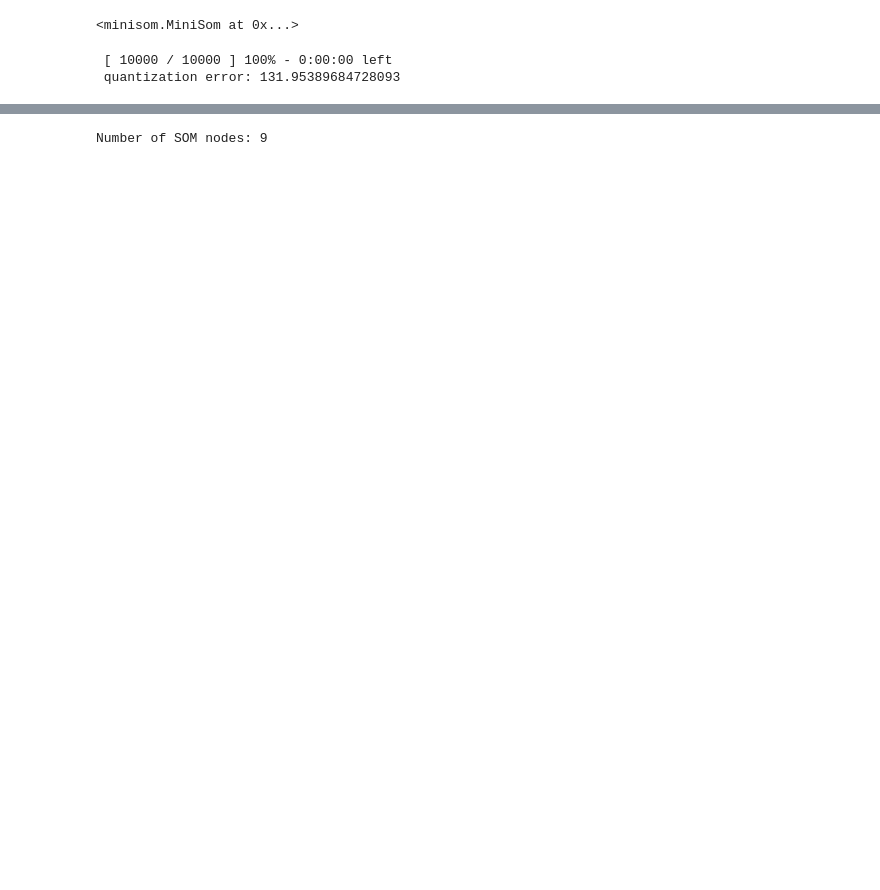
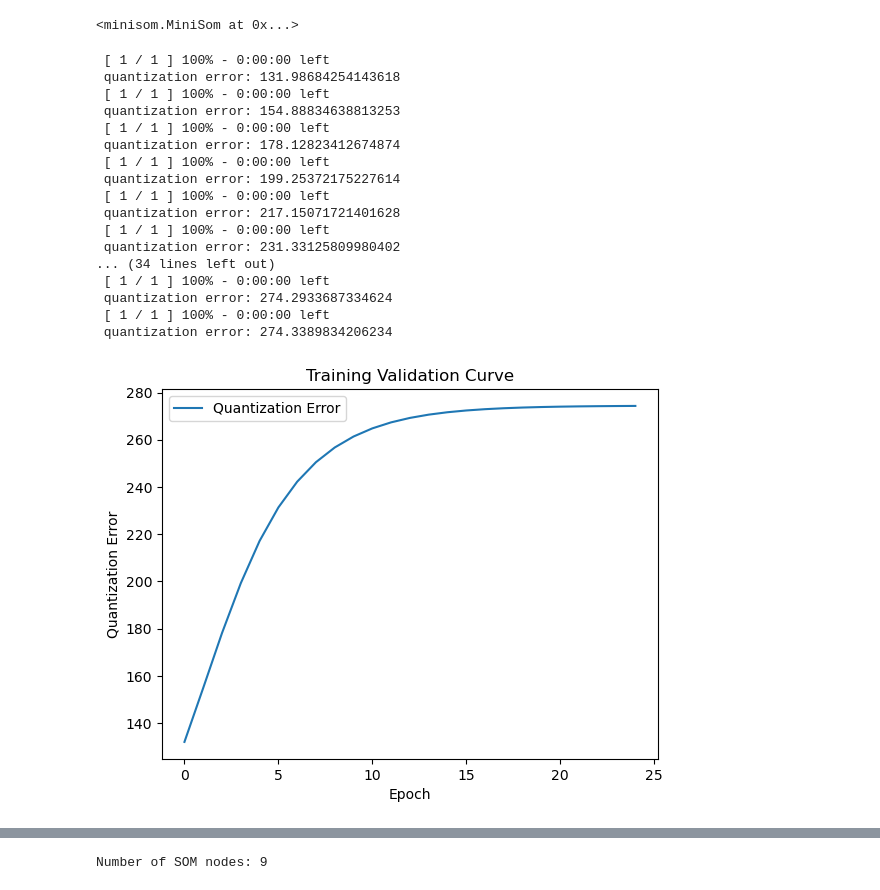
Before and after one commit to tague-carlyon/SOMproject, a Jupyter notebook: cnn.ipynb, the cells around one changed output, grey strips where cells are left out. Saved outputs shown, nothing was run; the diff lists cells and outputs as text; code cells hidden in the pictures; blank space fills up the shorter version.

```diff
--- a/cnn.ipynb
+++ b/cnn.ipynb
@@ -94,32 +113,48 @@ som
 <minisom.MiniSom at 0x...>
 # %%
 # some training hyperparameters
-epochs = 10000
+epochs = 25
 random_order = True
 verbose = True
 
 # let's initialize the weights
 som.random_weights_init(reshaped_patches)
 # now train!
 errors = []
 for epoch in range(epochs):
     som.train(reshaped_patches, 1, random_order, verbose)
     quantization_error = som.quantization_error(reshaped_patches)
     errors.append(quantization_error)
 
 # Plot the training validation curve
 plt.figure()
 plt.plot(range(epochs), errors, label="Quantization Error")
 plt.xlabel("Epoch")
 plt.ylabel("Quantization Error")
 plt.title("Training Validation Curve")
 plt.legend()
 plt.show()
 
 # saving the som in the file som.p
 with open('som.p', 'wb') as outfile:
     pickle.dump(som, outfile)
 # %% [output]
- [ 10000 / 10000 ] 100% - 0:00:00 left
- quantization error: 131.95389684728093
+ [ 1 / 1 ] 100% - 0:00:00 left
+ quantization error: 131.98684254143618
+ [ 1 / 1 ] 100% - 0:00:00 left
+ quantization error: 154.88834638813253
+ [ 1 / 1 ] 100% - 0:00:00 left
+ quantization error: 178.12823412674874
+ [ 1 / 1 ] 100% - 0:00:00 left
+ quantization error: 199.25372175227614
+ [ 1 / 1 ] 100% - 0:00:00 left
+ quantization error: 217.15071721401628
+ [ 1 / 1 ] 100% - 0:00:00 left
+ quantization error: 231.33125809980402
+... (34 lines left out)
+ [ 1 / 1 ] 100% - 0:00:00 left
+ quantization error: 274.2933687334624
+ [ 1 / 1 ] 100% - 0:00:00 left
+ quantization error: 274.3389834206234
+[figure, added]
 # %%
```
Also changed, not shown: parts of 8 cells of this notebook.
